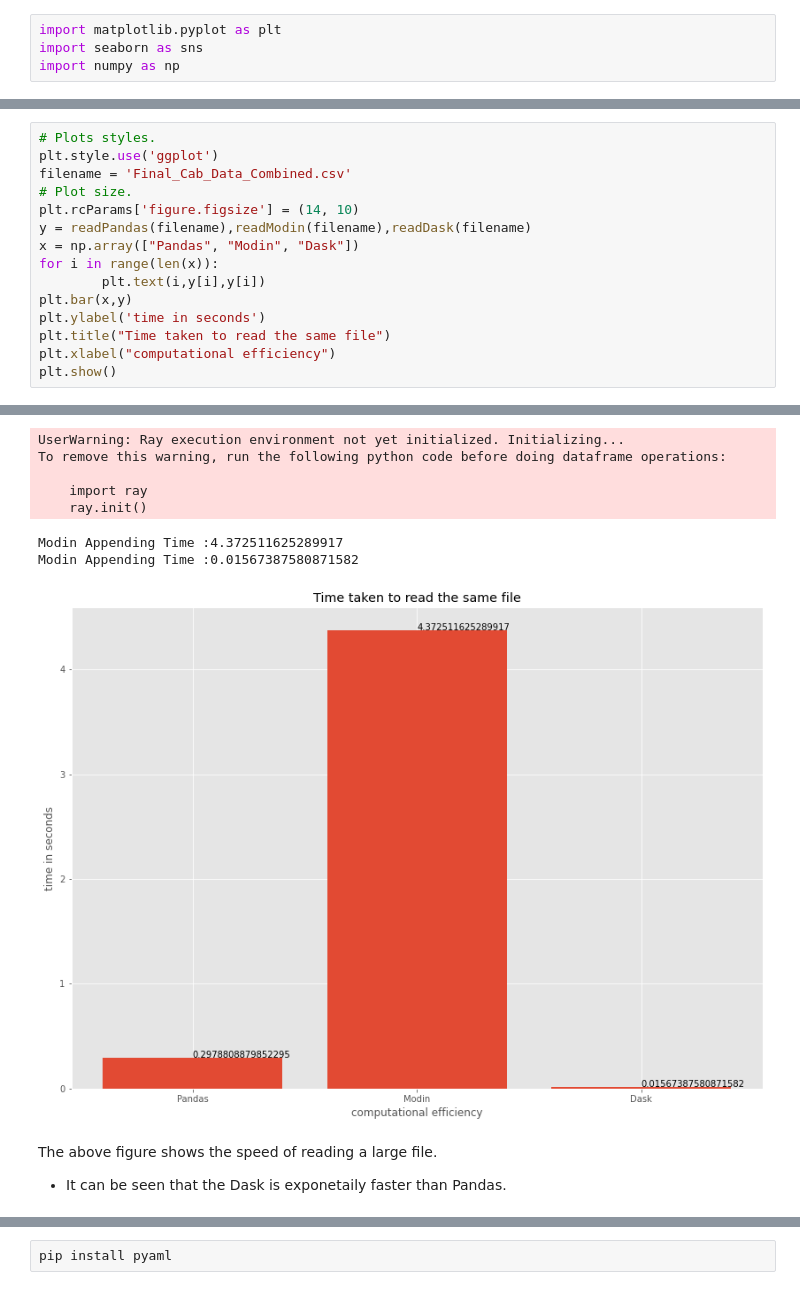
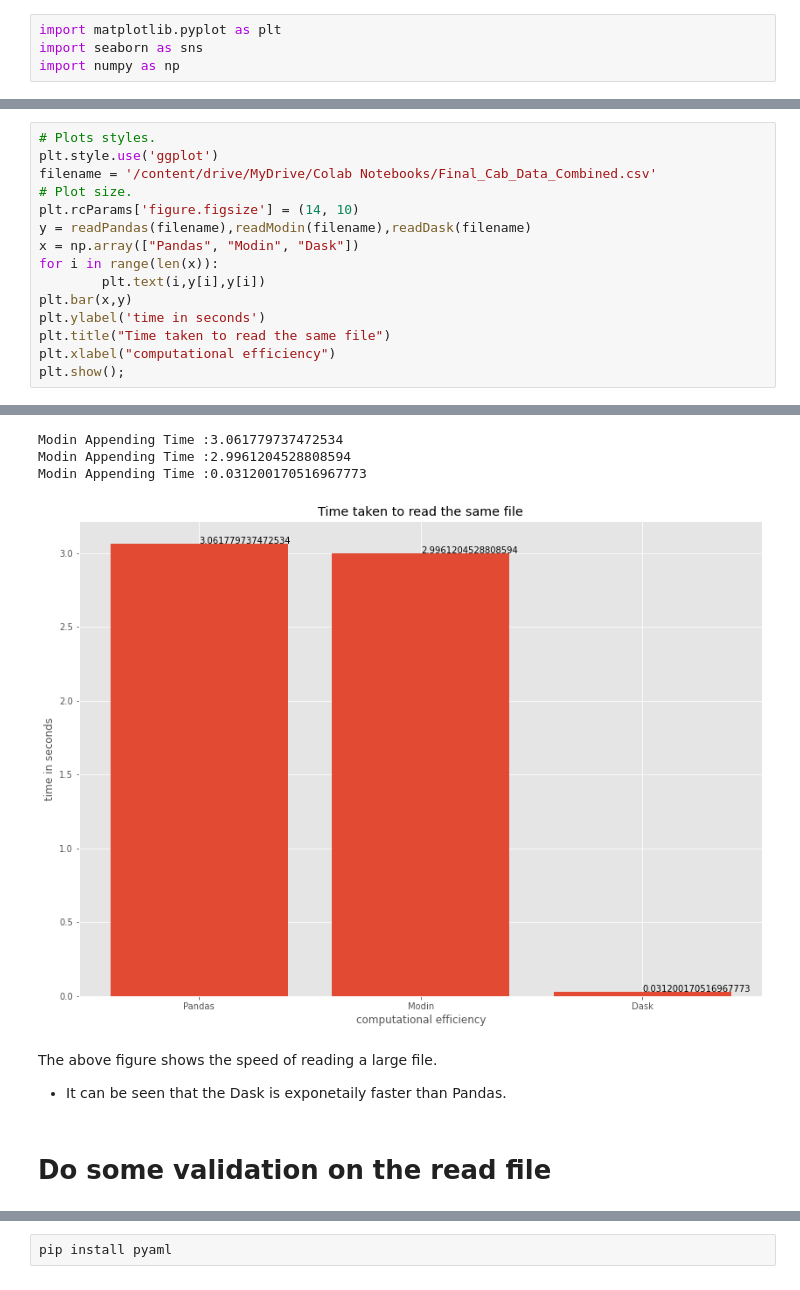
Before and after one commit to danmaher067/Data_Glacier_-intership, a Jupyter notebook: Week6.ipynb, the cells around one changed output, grey strips where cells are left out. Drawn from its saved outputs; the diff is of its cells as text.

```diff
--- a/Week6.ipynb
+++ b/Week6.ipynb
@@ -86,7 +65,7 @@ import numpy as np
 # %%
 # Plots styles.
 plt.style.use('ggplot')
-filename = 'Final_Cab_Data_Combined.csv'
+filename = '/content/drive/MyDrive/Colab Notebooks/Final_Cab_Data_Combined.csv'
 # Plot size.
 plt.rcParams['figure.figsize'] = (14, 10)
 y = readPandas(filename),readModin(filename),readDask(filename)
@@ -97,5 +76,5 @@ plt.bar(x,y)
 plt.ylabel('time in seconds')
 plt.title("Time taken to read the same file")
 plt.xlabel("computational efficiency")
-plt.show()
+plt.show();
 # %% [output]
@@ -103,14 +82,12 @@ Modin Appending Time :0.2978808879852295
-UserWarning: Ray execution environment not yet initialized. Initializing...
-To remove this warning, run the following python code before doing dataframe operations:
-
-    import ray
-    ray.init()
+Modin Appending Time :3.061779737472534
+Modin Appending Time :2.9961204528808594
+Modin Appending Time :0.031200170516967773
-Modin Appending Time :4.372511625289917
-Modin Appending Time :0.01567387580871582
-[figure, old version]
+[figure, new version]
 # %% [markdown]
 The above figure shows the speed of reading a large file.<br>
 
 
 *   It can be seen that the Dask is exponetaily faster than Pandas.
+# %% [markdown]
+# Do some validation on the read file<br>
 # %% [markdown]
```
Also changed, not shown: parts of 60 cells of this notebook.
